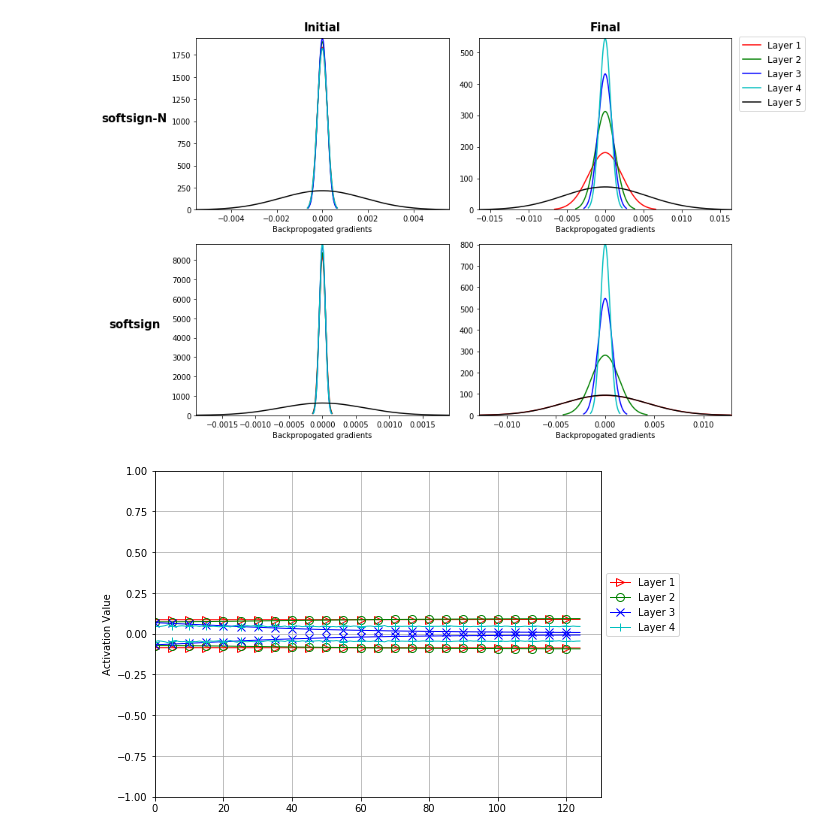
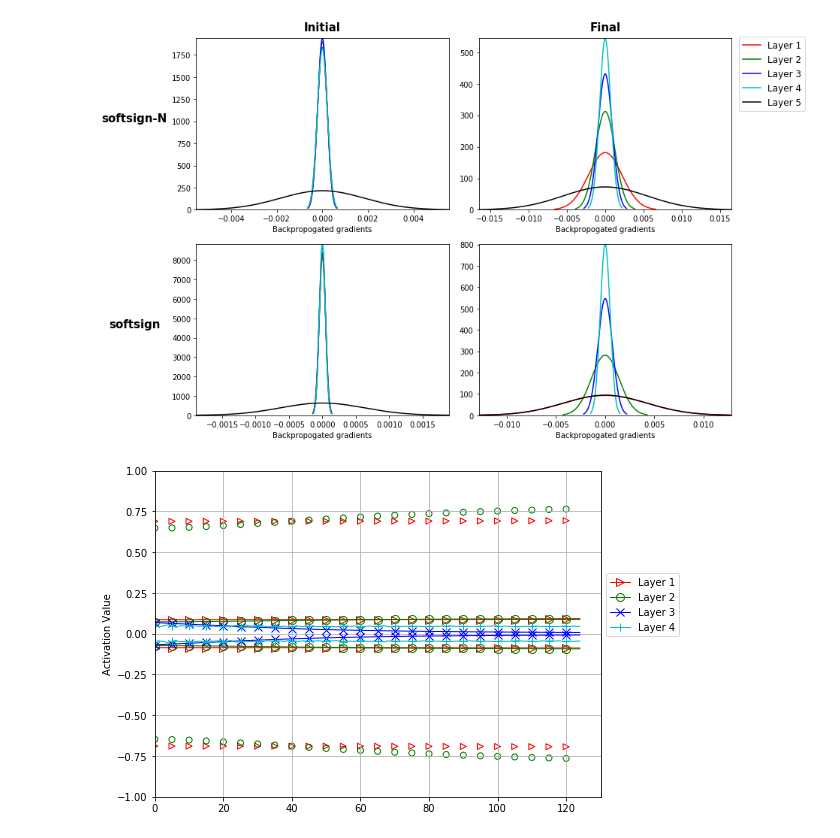
Before and after one commit to MokoSan/XavierInitializationExperiments, a Jupyter notebook: src/visualization/ActivationStudy.ipynb, the cells around one changed output. Saved outputs shown, nothing was run; the diff lists cells and outputs as text; code cells hidden in the pictures.

Commit message:
Updated ActivationStudy.ipynb with Marker Plots Function

```diff
--- a/src/visualization/ActivationStudy.ipynb
+++ b/src/visualization/ActivationStudy.ipynb
@@ -109,7 +109,7 @@ fig.savefig('softsign_grads.png', bbox_inches='tight', format='png')
 # %% [output]
 [figure]
 # %%
-def plot_marker(filename, marker_type='std', percentile=None, join=False):
+def plot_marker(filename, marker_type='std', percentile=None, join=False, ax=None):
 
     '''
         marker_type : {'std', 'percentile'}
@@ -123,8 +123,6 @@ def plot_marker(filename, marker_type='std', percentile=None, join=False):
 
     color = ['r', 'g', 'b', 'c', 'k']
     mark = ['>', 'o', 'x', '+', 's']
-
-    plt.figure(figsize=(8, 6));
 
     epochs = len(experiment)
     layers = len(experiment[0])
@@ -155,27 +153,26 @@ def plot_marker(filename, marker_type='std', percentile=None, join=False):
 
     for l in range(layers):
 
-        plt.plot(range(epochs), markers[:, l, 0], color=color[l], label='Layer '+str(l+1), marker=mark[l], linewidth=1, markersize=8, markerfacecolor='none', markevery=5)
-        plt.plot(range(epochs), -markers[:, l, 0], color=color[l], marker=mark[l], linewidth=1, markersize=8, markerfacecolor='none', markevery=5)
+        ax.plot(range(epochs), markers[:, l, 0], color=color[l], label='Layer '+str(l+1), marker=mark[l], linewidth=1, markersize=8, markerfacecolor='none', markevery=5)
+        ax.plot(range(epochs), -markers[:, l, 0], color=color[l], marker=mark[l], linewidth=1, markersize=8, markerfacecolor='none', markevery=5)
 
         if join:
             every = range(0, 125, 5)
-            plt.scatter(every, markers[every, l, 1], facecolors='none', edgecolors=color[l], marker=mark[l])
-            plt.scatter(every, -markers[every, l, 1], facecolors='none', edgecolors=color[l], marker=mark[l])
+            ax.scatter(every, markers[every, l, 1], facecolors='none', edgecolors=color[l], marker=mark[l])
+            ax.scatter(every, -markers[every, l, 1], facecolors='none', edgecolors=color[l], marker=mark[l])
 
 
-    plt.legend(loc='upper left', bbox_to_anchor=(1,0.7))
-    plt.xlim(xmin=0)
-    plt.ylim(ymin=-1, ymax=1)
-    plt.grid()
-    plt.xlabel('')
-    plt.ylabel('Epochs of 20k mini-batch updates')
+    #ax.legend(loc='upper left', bbox_to_anchor=(1,0.7))
+    ax.set_xlim(xmin=0)
+    ax.set_ylim(ymin=-1, ymax=1)
+    ax.grid()
+    ax.set_xlabel('Epochs of 20k mini-batch updates', fontsize=12)
 
     if 'activation' in filename:
-        plt.ylabel('Activation Value')
+        ax.set_ylabel('Activation Value')
         name = '-'.join(filename.split('-')[1:4]) + '-activation'
     else:
-        plt.ylabel('Backpropogated Gradients')
+        ax.set_ylabel('Backpropogated Gradients')
         name = '-'.join(filename.split('-')[1:4]) + '-gradients'
 
     if join:
@@ -183,12 +180,10 @@ def plot_marker(filename, marker_type='std', percentile=None, join=False):
     else:
         name += marker_type + '.png'
 
-    plt.savefig(name, bbox_inches='tight')
+    #plt.savefig(name, bbox_inches='tight')
+    return ax
 # %%
-filename = '../logs/shapeset-sigmoid-notN-0-history-gradients.h5'
-experiment = dd.io.load(filename)
+filename = '../logs/shapeset-sigmoid-notN-0-history-activations.h5'
+plot_marker(filename, marker_type='std', percentile=98, join=True)
+# %% [output]
+[figure, added]
-# %%
-filename = '../logs/shapeset-sigmoid-notN-0-history-activations.h5'
-plot_marker(filename, marker_type='std', percentile=None, join=False)
-# %% [output]
-[figure, removed]
```
Also changed, not shown: parts of 1 cell of this notebook.
